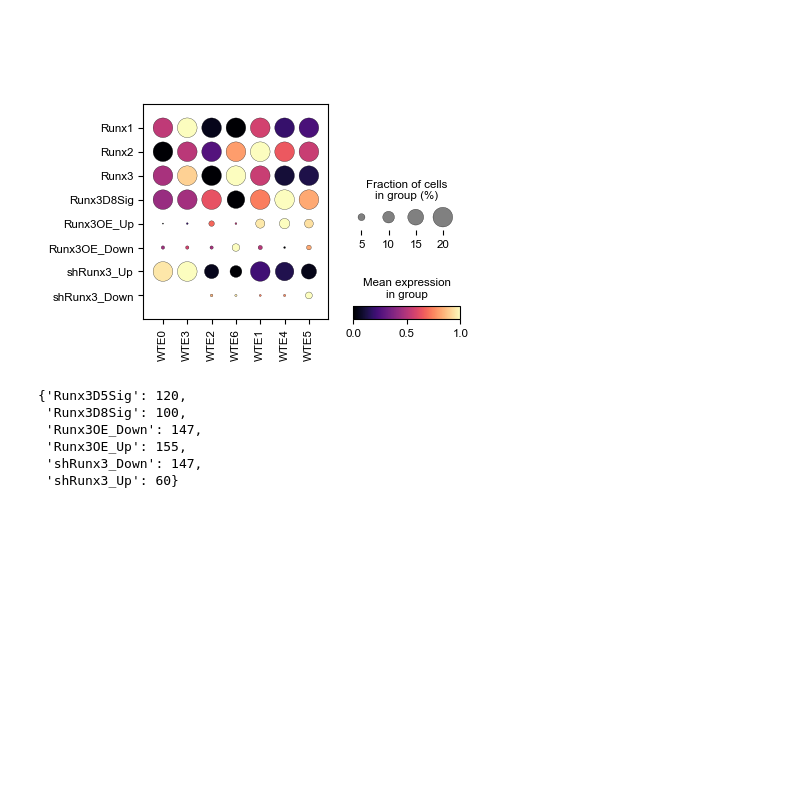
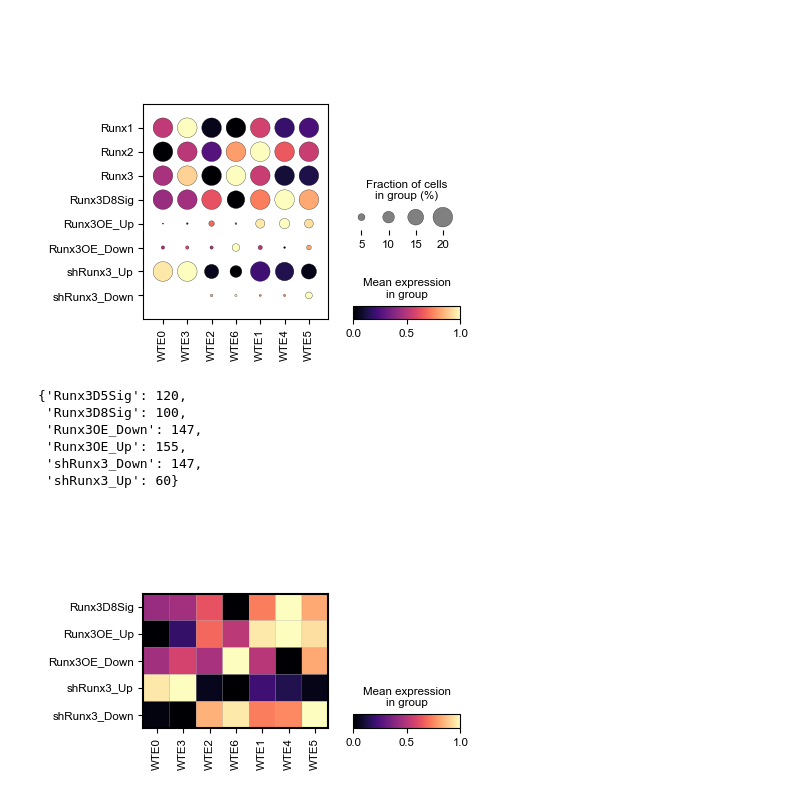
Before and after one commit to ScrippsPipkinLab/AlbaoRunx3Manuscript, a Jupyter notebook: single_cell/08_hto/08_hto.ipynb, the cells around one changed output. Cells and saved outputs as stored; diff of their text form; code cells hidden in the pictures; blank space fills up the shorter version.

Commit message:
Activity matrixplots

```diff
--- a/single_cell/08_hto/08_hto.ipynb
+++ b/single_cell/08_hto/08_hto.ipynb
@@ -383,3 +385,7 @@ gene_set_lengths
  'Runx3OE_Up': 155,
  'shRunx3_Down': 147,
  'shRunx3_Up': 60}
+# %%
+sc.pl.matrixplot(wte_subset, sigs2, groupby="WTE", swap_axes=True, use_raw=True, cmap = "magma", standard_scale="var")
+# %% [output]
+[figure, added]
```
Also changed, not shown: parts of 3 cells of this notebook, 2 other files.
